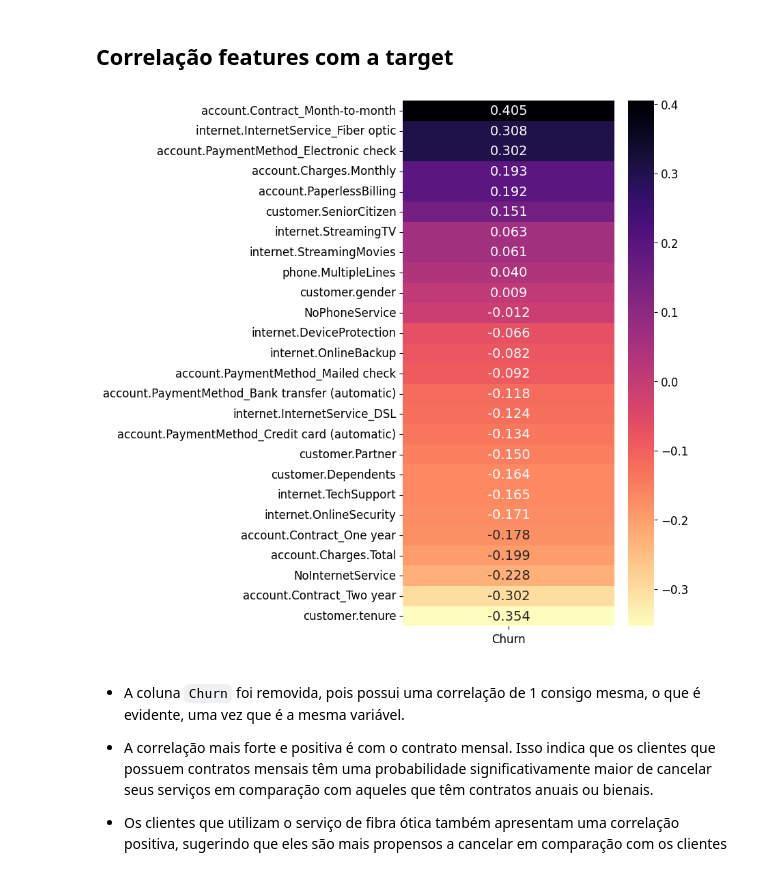
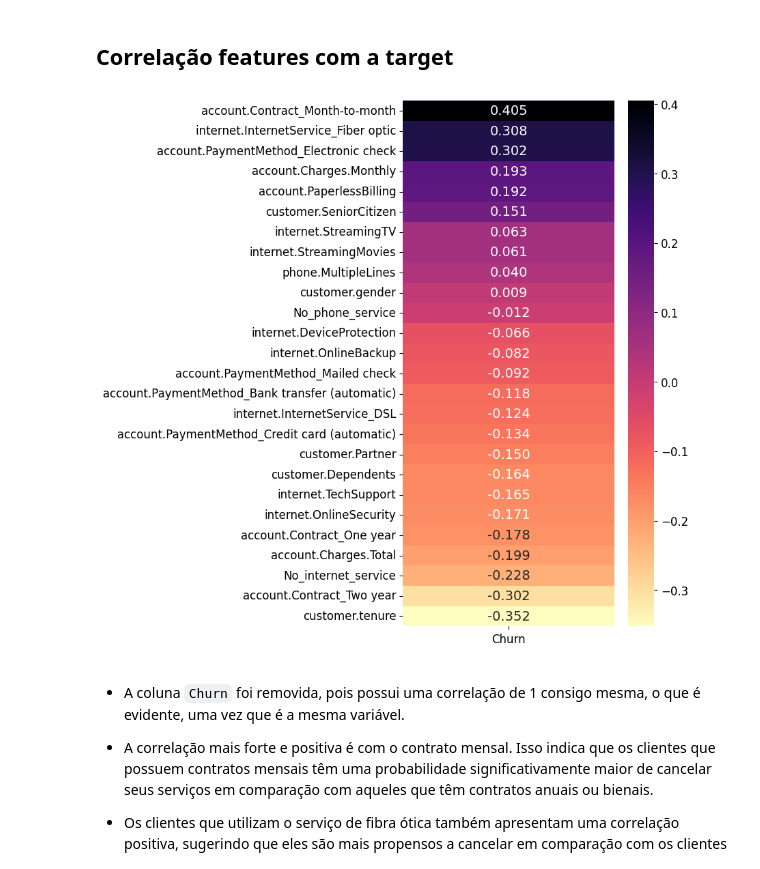
Before and after one commit to SarahBarbosa/churn-prediction, a Jupyter notebook: S01_Limpeza_analise_exploratoria_dos_dados.ipynb, the cells around one changed output. Cells and saved outputs as stored; diff of their text form; code cells hidden in the pictures.

```diff
--- a/S01_Limpeza_analise_exploratoria_dos_dados.ipynb
+++ b/S01_Limpeza_analise_exploratoria_dos_dados.ipynb
@@ -386,8 +310,8 @@ Por que optamos por realizar este procedimento em vez de utilizar o `get_dummies
 # %% [markdown]
 Vamos olhar as colunas que indicam aparentemente a mesma coisa:
 # %%
-sem_servico_internet = ['internet.InternetService_No', 'NoInternetService']
-set(list(dados_md4[sem_servico_internet].itertuples(index=False, name=None)))
+sem_servico_internet = ['internet.InternetService_No', 'No_internet_service']
+set(list(dados[sem_servico_internet].itertuples(index=False, name=None)))
 # %% [output]
 {(0, 0), (1, 1)}
 # %% [markdown]
@@ -397,8 +319,10 @@ dados_md5 = dados_md4.drop(columns = sem_servico_internet[0]).copy()
+# %%
+dados = jdi.Tratamentos(dados).remove_colunas(sem_servico_internet[0])
 # %% [markdown]
 Vejamos o caso para o serviço de telefonia:
 # %%
-sem_servico_telefone = ['phone.PhoneService', 'NoPhoneService']
-set(list(dados_md4[sem_servico_telefone].itertuples(index=False, name=None)))
+sem_servico_telefone = ['phone.PhoneService', 'No_phone_service']
+set(list(dados[sem_servico_telefone].itertuples(index=False, name=None)))
 # %% [output]
 {(0, 1), (1, 0)}
 # %% [markdown]
@@ -427,0 +330,2 @@ Coluna NoInternetService: int64, Valores Únicos: 0, 1
+# %%
+dados = jdi.Tratamentos(dados).remove_colunas(sem_servico_telefone[0])
@@ -428,14 +352,15 @@ Coluna NoInternetService: int64, Valores Únicos: 0, 1
 # %% [markdown]
 ## Correlação features com a target
 # %%
-corr = dados_md6.corrwith(dados_md6['Churn']).sort_values(ascending = False).to_frame().iloc[1:,:]
+import seaborn as sns
+corr = dados.corrwith(dados['Churn']).sort_values(ascending = False).to_frame().iloc[1:,:]
 corr.columns = ['Churn']
 
 plt.figure(figsize=(5, 10))
 sns.heatmap(corr, annot = True, cmap = 'magma_r', fmt = '.3f')
 plt.show()
 # %% [output]
-[figure, old version]
+[figure, new version]
 # %% [markdown]
 - A coluna `Churn` foi removida, pois possui uma correlação de 1 consigo mesma, o que é evidente, uma vez que é a mesma variável.
 
```
Also changed, not shown: parts of 54 cells of this notebook.
